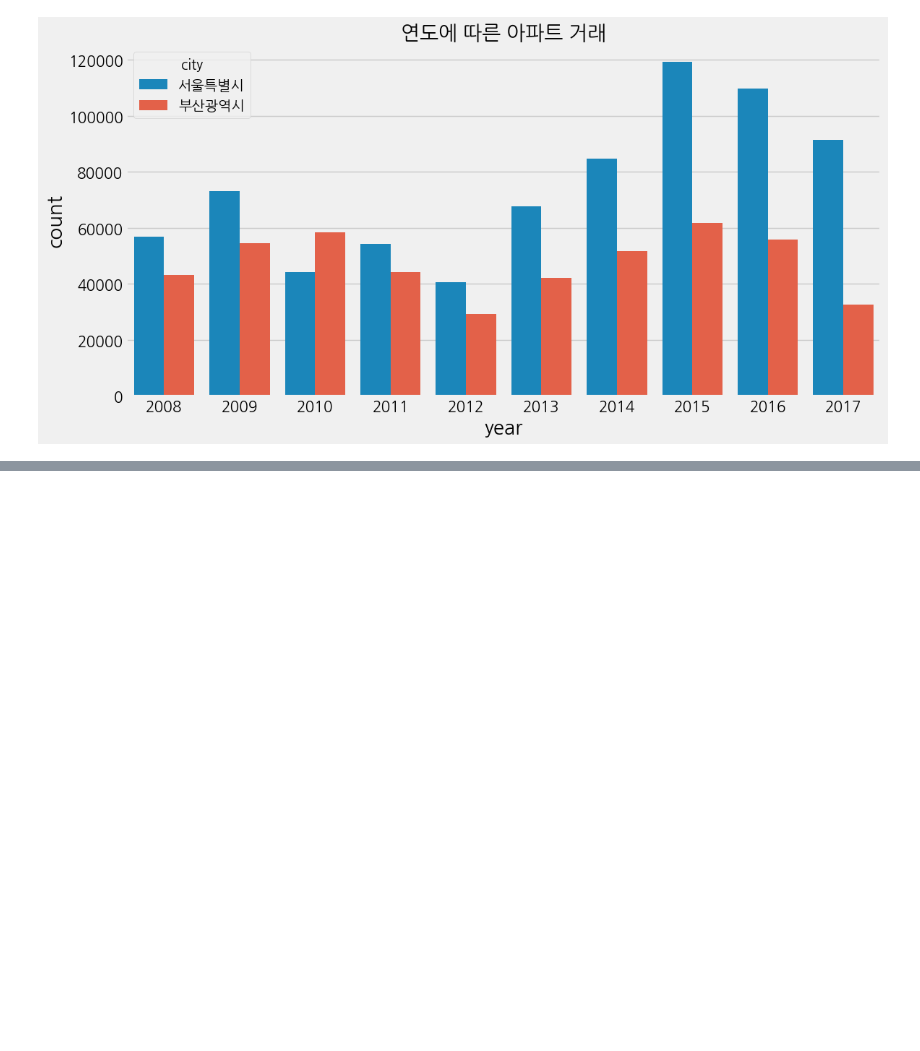
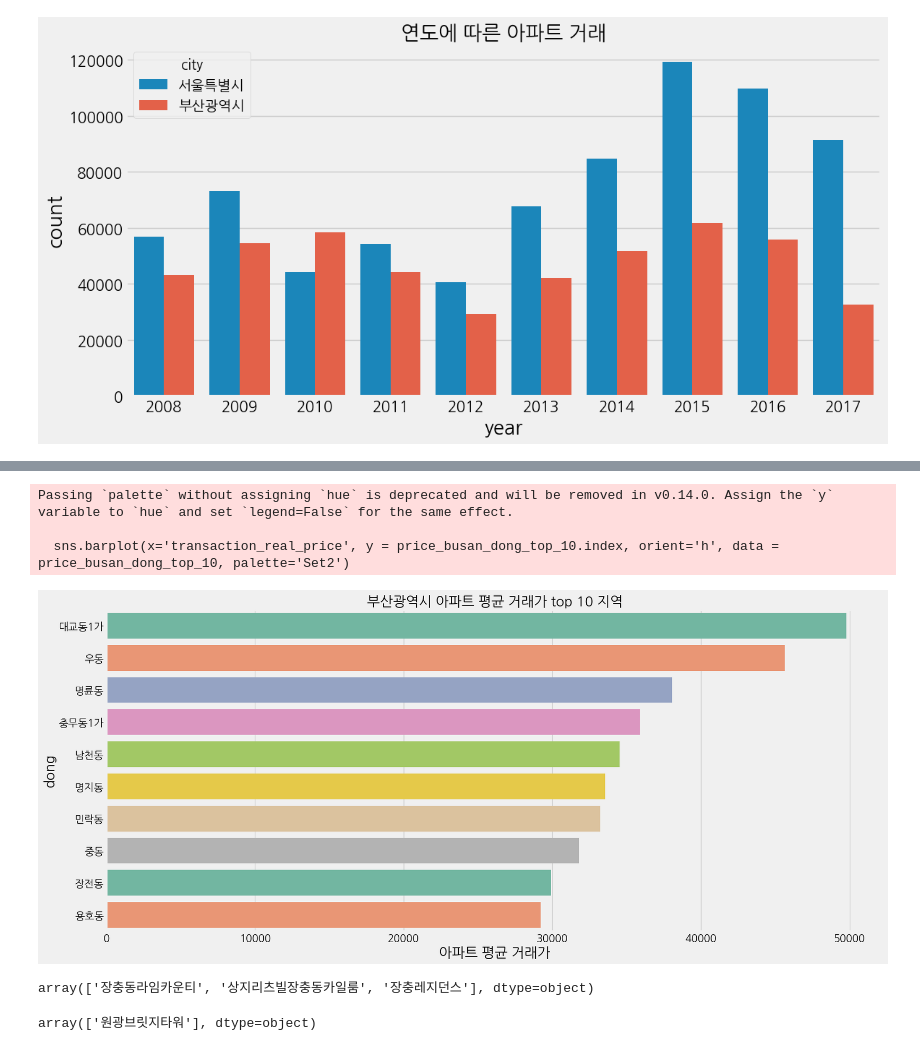
Before and after one commit to peperjet/bc-ml, a Jupyter notebook: real-estate-ml/apt2_260328.ipynb, the cells around one changed output, grey strips where cells are left out. Cells and saved outputs as stored; diff of their text form; code cells hidden in the pictures; blank space fills up the shorter version.

```diff
--- a/real-estate-ml/apt2_260328.ipynb
+++ b/real-estate-ml/apt2_260328.ipynb
@@ -485,0 +600,27 @@ plt.show()
+# %%
+# seaborn의 barplot을 이용해 부산광역시 아파트 평균거래가 높은 10개 지역을 '가로'로 나타내기
+
+plt.figure(figsize = (18,8))
+sns.barplot(x='transaction_real_price', y = price_busan_dong_top_10.index, orient='h', data = price_busan_dong_top_10, palette='Set2')
+plt.title('부산광역시 아파트 평균 거래가 top 10 지역', size = 20)
+
+plt.xticks(size = 15)
+plt.yticks(size = 15)
+
+plt.xlabel('아파트 평균 거래가', size = 20)
+plt.ylabel('dong', size = 20)
+
+plt.show()
+# %% [output]
+Passing `palette` without assigning `hue` is deprecated and will be removed in v0.14.0. Assign the `y` variable to `hue` and set `legend=False` for the same effect.
+
+  sns.barplot(x='transaction_real_price', y = price_busan_dong_top_10.index, orient='h', data = price_busan_dong_top_10, palette='Set2')
+[figure, added]
+# %%
+train.loc[train['dong']=='장충동1가','apt'].unique()
+# %% [output]
+array(['장충동라임카운티', '상지리츠빌장충동카일룸', '장충레지던스'], dtype=object)
+# %%
+train.loc[train['dong']=='대교동1가','apt'].unique()
+# %% [output]
+array(['원광브릿지타워'], dtype=object)
```
Also changed, not shown: parts of 35 cells of this notebook.
